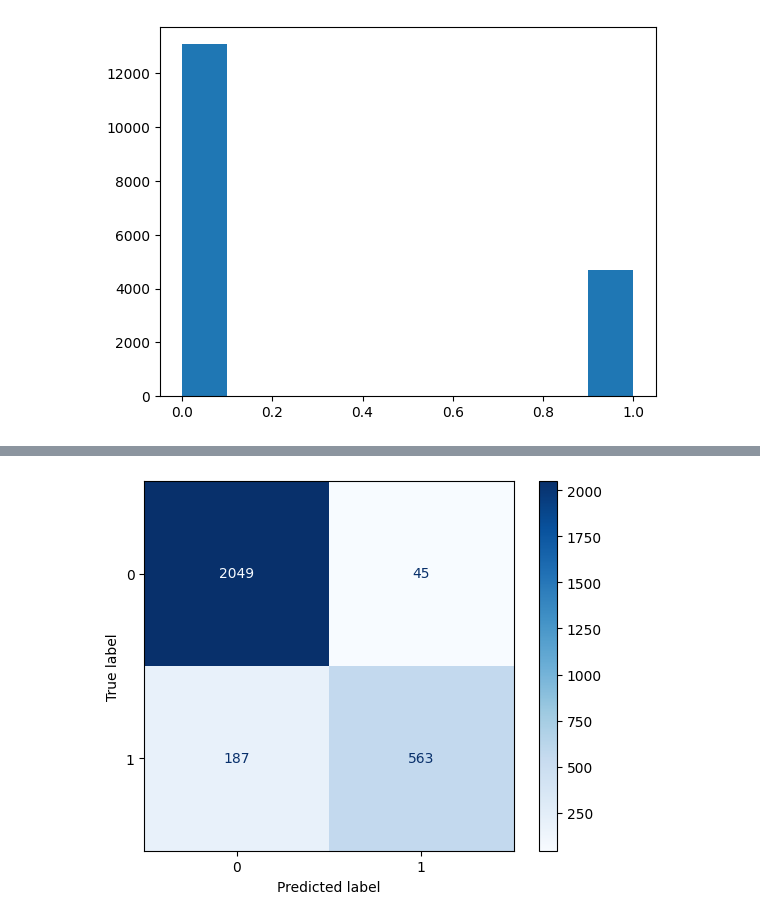
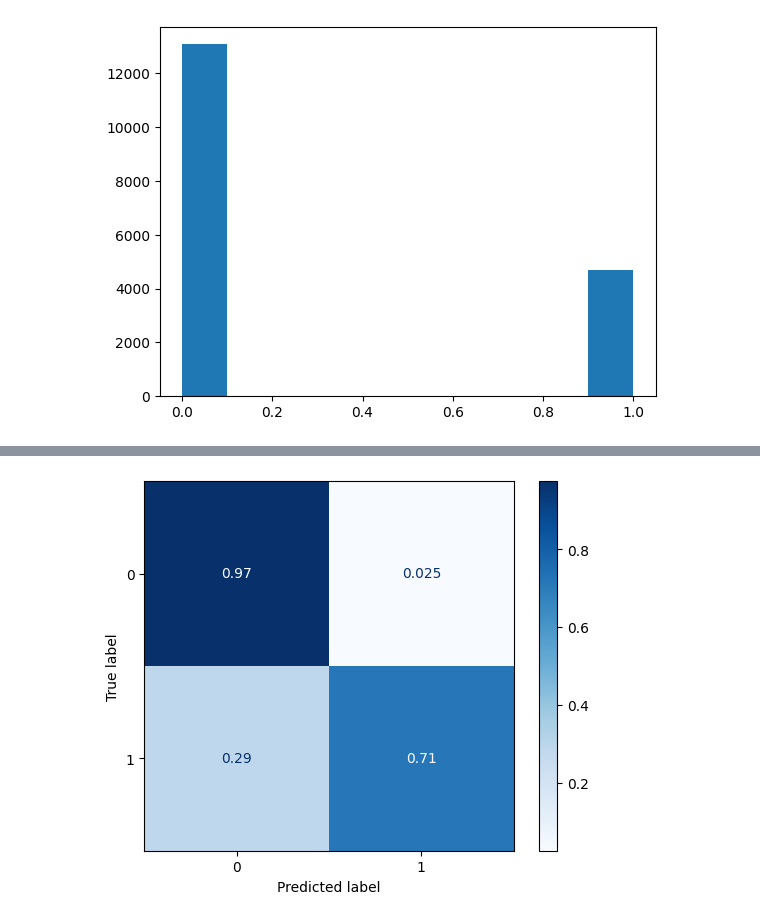
Before and after one commit to Gavintain/project2, a Jupyter notebook: code/csv_analyze.ipynb, the cells around one changed output, grey strips where cells are left out. Drawn from its saved outputs; the diff is of its cells as text; code cells hidden in the pictures.

```diff
--- a/code/csv_analyze.ipynb
+++ b/code/csv_analyze.ipynb
@@ -108,7 +114,7 @@ import matplotlib.pyplot as plt
 import seaborn as sns
 
 from sklearn.model_selection import train_test_split
-from sklearn.preprocessing import LabelEncoder
+from sklearn.preprocessing import LabelEncoder,StandardScaler
 from sklearn.metrics import roc_auc_score,roc_curve, f1_score
 from sklearn.pipeline import make_pipeline
 from category_encoders import OrdinalEncoder
@@ -118,17 +124,37 @@ from sklearn.metrics import r2_score, mean_absolute_error, mean_squared_error
 from sklearn.model_selection import GridSearchCV
 X = new_ndf1.drop('Slip issue', axis = 1)
 y = new_ndf1['Slip issue']
+std_col = X.columns[X.dtypes == float]
+ord_col = X.columns[X.dtypes != float]
+
+label = np.concatenate((std_col.values,ord_col.values))
 
 X_train, X_test, y_train, y_test = train_test_split(X, y, test_size=0.2, random_state=42,stratify=y)
 X_train, X_val, y_train, y_val = train_test_split(X_train, y_train, test_size=0.2, random_state=42,stratify=y_train)
 
-encoder = OrdinalEncoder()
-X_train_encoded = encoder.fit_transform(X_train)
-X_val_encoded = encoder.transform(X_val)
-X_test_encoded = encoder.transform(X_test)
+encoder1 = OrdinalEncoder()
+encoder2 = StandardScaler()
+
+X_train_encoded_o = encoder1.fit_transform(X_train[ord_col])
+X_val_encoded_o = encoder1.transform(X_val[ord_col])
+X_test_encoded_o = encoder1.transform(X_test[ord_col])
+X_train_encoded_s = encoder2.fit_transform(X_train[std_col])
+X_val_encoded_s = encoder2.transform(X_val[std_col])
+X_test_encoded_s = encoder2.transform(X_test[std_col])
+
+X_train_encoded_o = pd.DataFrame(X_train_encoded_o,columns=ord_col.values).reset_index(drop=True)
+X_val_encoded_o = pd.DataFrame(X_val_encoded_o,columns=ord_col.values).reset_index(drop=True)
+X_test_encoded_o = pd.DataFrame(X_test_encoded_o,columns=ord_col.values).reset_index(drop=True)
+X_train_encoded_s = pd.DataFrame(X_train_encoded_s,columns=std_col.values).reset_index(drop=True)
+X_val_encoded_s =  pd.DataFrame(X_val_encoded_s,columns=std_col.values).reset_index(drop=True)
+X_test_encoded_s =  pd.DataFrame(X_test_encoded_s,columns=std_col.values).reset_index(drop=True)
+
+X_train_encoded = pd.concat((X_train_encoded_o,X_train_encoded_s),axis = 1)
+X_val_encoded = pd.concat((X_val_encoded_o,X_val_encoded_s),axis = 1)
+X_test_encoded = pd.concat((X_test_encoded_o,X_test_encoded_s),axis = 1)
 
 model = RandomForestClassifier(
-    n_estimators=1000,  # 매우 큰 값으로 설정했지만, 성능 향상이 없으면 자동으로 종료합니다.
+    n_estimators=500,  # 매우 큰 값으로 설정했지만, 성능 향상이 없으면 자동으로 종료합니다.
     random_state=42,
     n_jobs=-1,
     max_depth=6
@@ -145,5 +171,5 @@ grid_search.fit(X_train_encoded, y_train)
 
 RF_result = grid_search.best_estimator_
 print(f1_score(y_val,RF_result.predict(X_val_encoded)))
-print(r2_score(y_val,RF_result.predict(X_val_encoded)))
+print(roc_auc_score(y_val,RF_result.predict(X_val_encoded)))
 # %% [output]
@@ -179,20 +205,20 @@ weighted avg       0.92      0.92      0.92      2844
 # %%
 from sklearn.metrics import confusion_matrix, ConfusionMatrixDisplay
 from xgboost import XGBClassifier
 import seaborn as sns
 def plot_confusion_matrix(model, X_val_encoded, y_val):
     if isinstance(model, XGBClassifier):
         y_pred = model.predict(X_val_encoded, iteration_range=(0, model.best_iteration))
     else:
         y_pred = model.predict(X_val_encoded)
-    cm = confusion_matrix(y_val, y_pred)
+    cm = confusion_matrix(y_val, y_pred, normalize = 'true')
     disp = ConfusionMatrixDisplay(cm)
     disp.plot(cmap='Blues')
     plt.show()
 
 plot_confusion_matrix(RF_result, X_val_encoded, y_val)
 # %% [output]
-[figure, old version]
+[figure, new version]
 # %%
 from sklearn.metrics import roc_auc_score,roc_curve, f1_score
 
```
Also changed, not shown: parts of 20 cells of this notebook.
